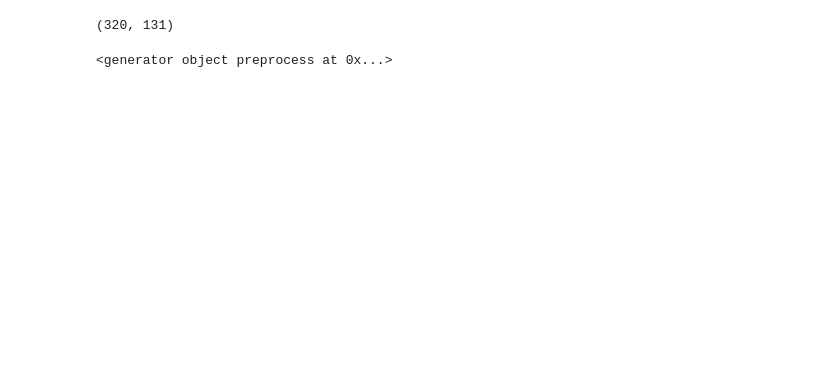
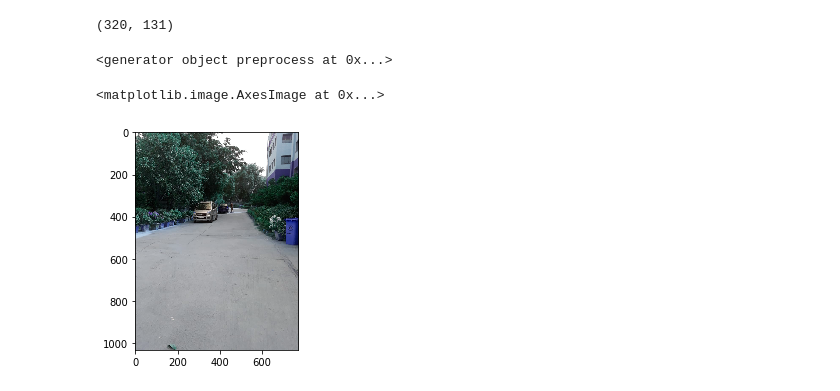
Before and after one commit to rasenganai/Illegal_Parking, a Jupyter notebook: train.ipynb, the cells around one changed output. Saved outputs shown, nothing was run; the diff lists cells and outputs as text; code cells hidden in the pictures; blank space fills up the shorter version.

```diff
--- a/train.ipynb
+++ b/train.ipynb
@@ -37,3 +45,9 @@ model.fit_generator(gen,steps_per_epoch=steps_per_epoch,epochs=2)
 gen
 # %% [output]
 <generator object preprocess at 0x...>
+# %%
+img=cv2.imread("./Data/images/IMG-20190708-WA0000.jpg")
+plt.imshow(img)
+# %% [output]
+<matplotlib.image.AxesImage at 0x...>
+[figure, added]
```
Also changed, not shown: parts of 4 cells of this notebook, 2 other files.
